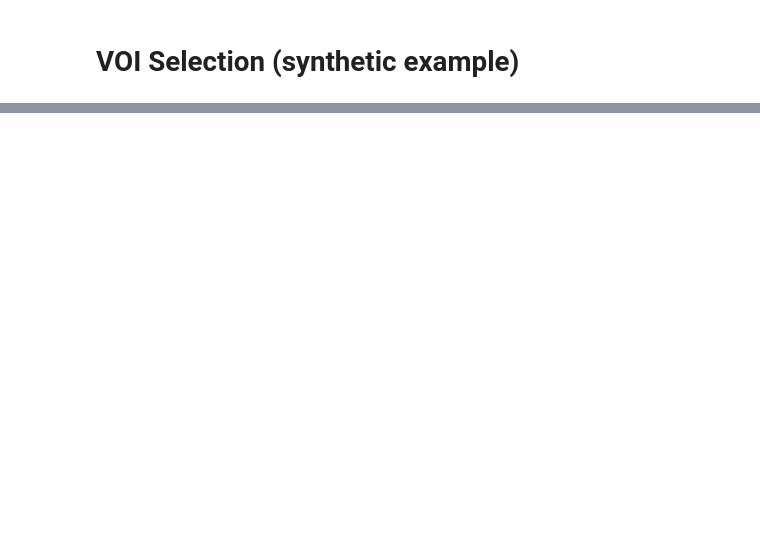
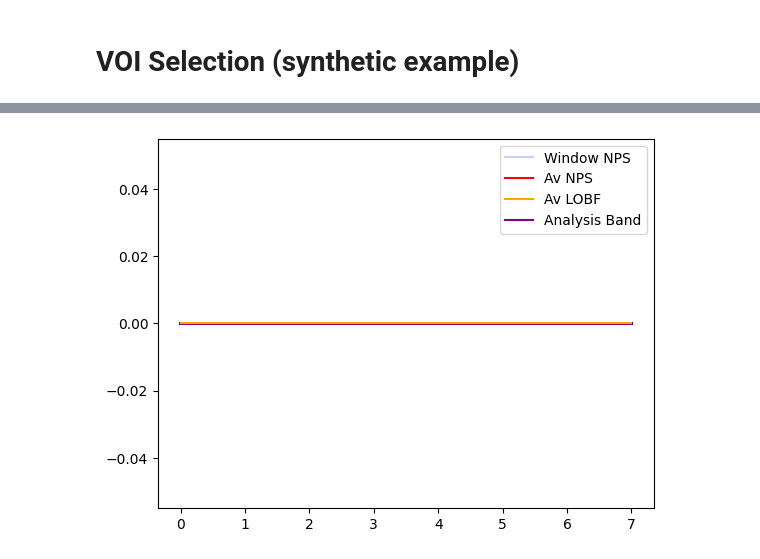
Before and after one commit to TUL-Dev/PyQuantUS, a Jupyter notebook: CLI-Demos/scPhilipsUtc3d.ipynb, the cells around one changed output, grey strips where cells are left out. Saved outputs shown, nothing was run; the diff lists cells and outputs as text; code cells hidden in the pictures; blank space fills up the shorter version.

```diff
--- a/CLI-Demos/scPhilipsUtc3d.ipynb
+++ b/CLI-Demos/scPhilipsUtc3d.ipynb
@@ -61,0 +155,4 @@ plt.imshow(imgData.scBmode[:, :, 100], cmap='gray')
+# %%
+utcData3d.plotPsData()
+# %% [output]
+[figure, added]
```
Also changed, not shown: parts of 19 cells of this notebook, 8 other files.
